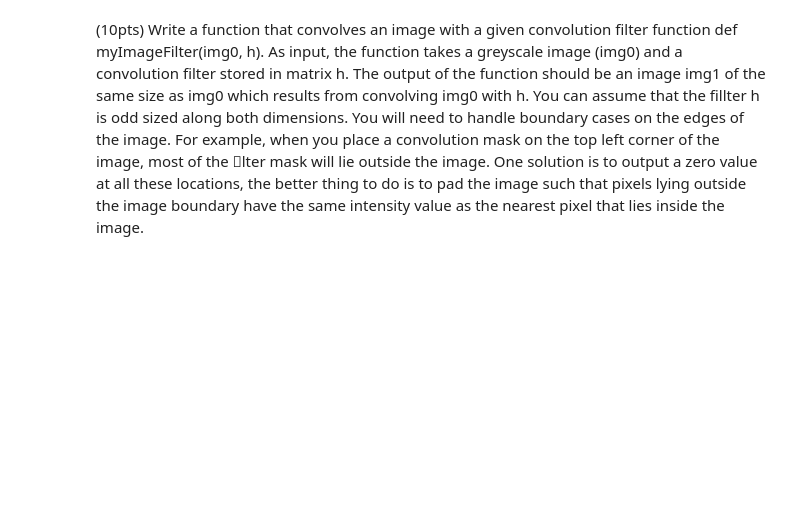
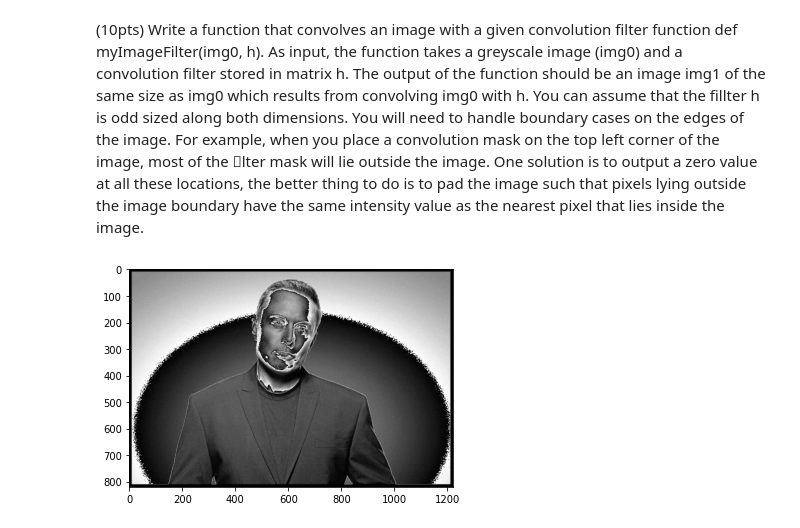
Before and after one commit to twyunting/CSC-676_Computer-Vision, a Jupyter notebook: Homeworks/hw2/CSC-676_HW2_Numpy Exercises 1_YuntingChiu.ipynb, the cells around one changed output. Cells and saved outputs as stored; diff of their text form; code cells hidden in the pictures; blank space fills up the shorter version.

```diff
--- a/Homeworks/hw2/CSC-676_HW2_Numpy Exercises 1_YuntingChiu.ipynb
+++ b/Homeworks/hw2/CSC-676_HW2_Numpy Exercises 1_YuntingChiu.ipynb
@@ -509,17 +519,35 @@ plt.imshow(veryBlurredImg)
-# %%
-# 4.4
-def myImageFilter(img0, h):
-  def rgb2gray(rgb):
-    return np.dot(rgb[...,:3], [0.2989, 0.5870, 0.1140])
-  # img0 = imageio.imread(as_gray = True) # greyscale image
-  resx = np.gradient(img0.astype(float), axis = 0)
-  resy = np.gradient(img0.astype(float), axis = 1)
-  soble = np.hypot(resx, resy)
-  return soble
-
-im = np.zeros((256, 256))
-im[64:-64, 64:-64] = 1
-im = ndimage.rotate(im, 15, mode='constant')
+# %%
+# 4.4
+# im = np.zeros((800, 800, 3))
+
+def myImageFilter(img0, h):
+  if np.shape(h)!=np.shape(np.zeros([3, 3])):
+    return
+  # print(np.shape(img0))
+  # X_derivative of Gaussian
+  Gx = np.array(h)/8 # dY/dx
+  Edged_imgGx = cv2.filter2D(img0, -1, Gx)
+
+  # Y_Derivative of Gaussian
+  Gy = np.array(h)/8 # dY/dy
+  Edged_imgGy = cv2.filter2D(img0, -1, Gy)
+
+  # magnitude
+  #x = ndimage.convolve(im, Gx)
+  x = ndimage.convolve(img0, Gx)
+  # Perform y convolution
+  y = ndimage.convolve(img0, Gy)
+  sobel = np.hypot(x, y)
+  sobel=np.asarray(sobel,dtype=np.float64)
+  plt.imshow(sobel, cmap='gray')
+
+# output
+imgtest = cv2.imread("unnormalized_image.jpg", 0)
+imgtest=cv2.copyMakeBorder(imgtest,10,10,10,10,cv2.BORDER_CONSTANT)
+plt.imshow(imgtest)
+myImageFilter(imgtest, [[1, 2, 6] ,[2 ,0 ,0], [1, 2, 1]])
+# %% [output]
+[figure, added]
 # %%
 import imageio
 img = imageio.imread('imageio:astronaut.png',as_gray=True)
```
Also changed, not shown: parts of 6 cells of this notebook, 1 other file.
